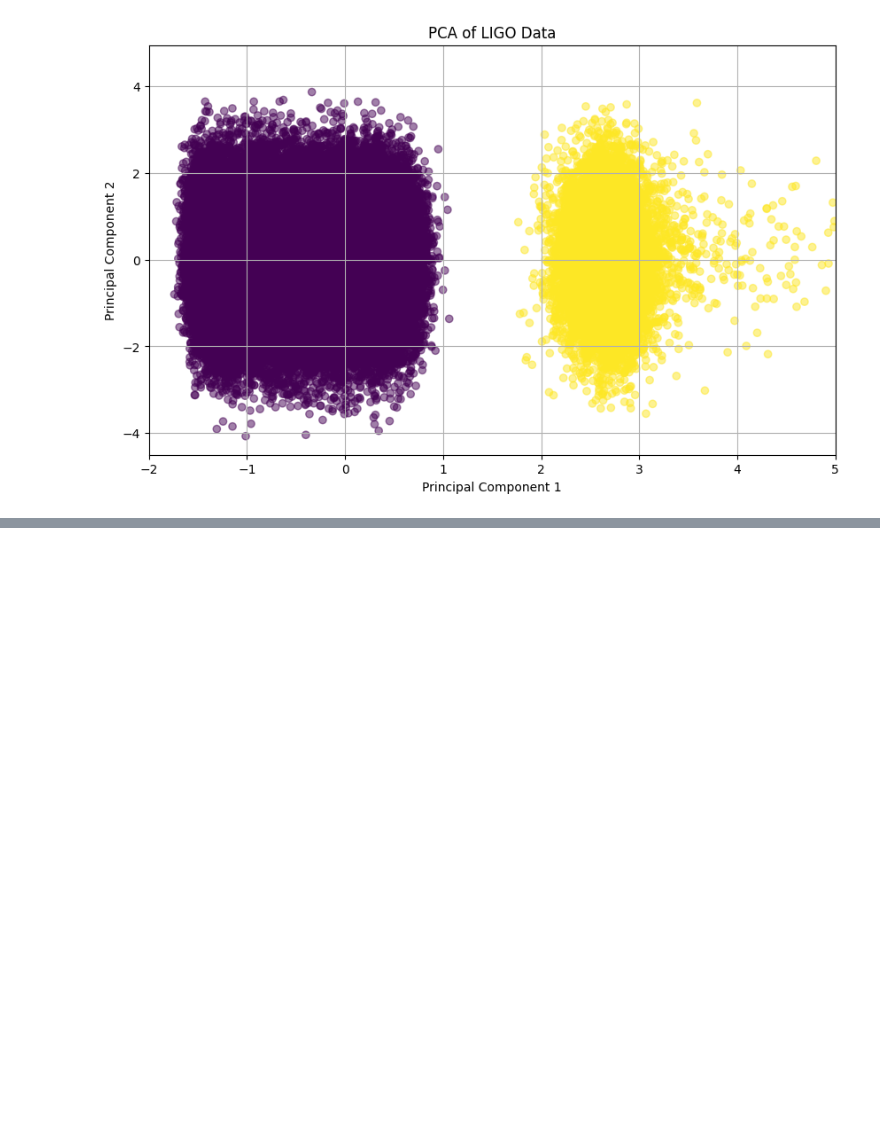
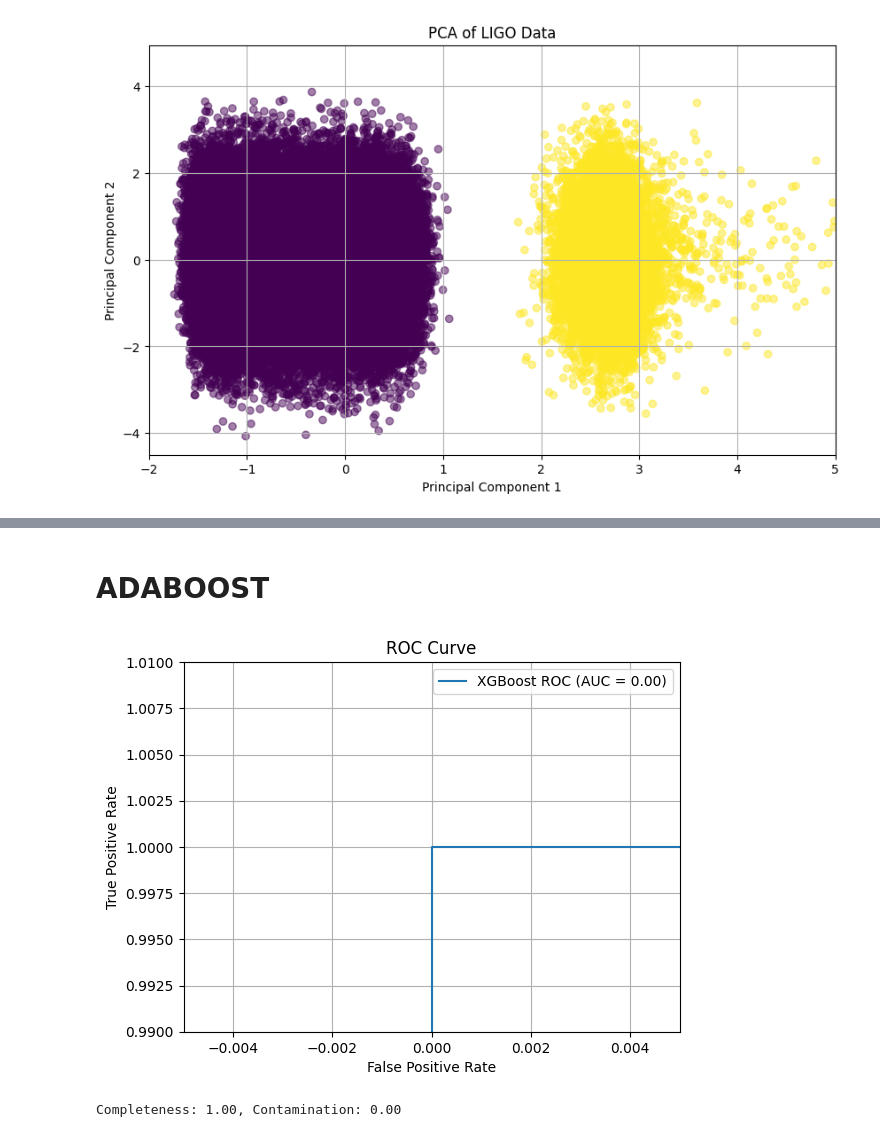
Before and after one commit to oblivion0218/ES_AstroStatistic, a Jupyter notebook: Riccardo_Bossi/lez 20/ligo.ipynb, the cells around one changed output, grey strips where cells are left out. Saved outputs shown, nothing was run; the diff lists cells and outputs as text; code cells hidden in the pictures; blank space fills up the shorter version.

```diff
--- a/Riccardo_Bossi/lez 20/ligo.ipynb
+++ b/Riccardo_Bossi/lez 20/ligo.ipynb
@@ -137,0 +149,32 @@ XGBClassifier(base_score=None, booster=None, callbacks=None,
+# %% [markdown]
+# ADABOOST
+# %%
+from sklearn.ensemble import GradientBoostingClassifier
+
+gradboost = GradientBoostingClassifier(n_estimators=300, max_depth=6, learning_rate=0.05,
+                                       subsample=0.8, random_state=42)
+gradboost.fit(X_train, y_train)
+
+y_score = gradboost.predict_proba(X_test)[:,1]
+fpr, tpr, _ = roc_curve(y_test, y_score)
+roc_auc = np.trapz(fpr, tpr)
+
+plt.plot(fpr, tpr, label=f'XGBoost ROC (AUC = {roc_auc:.2f})')
+plt.xlabel("False Positive Rate")
+plt.ylabel("True Positive Rate")
+plt.title("ROC Curve")
+plt.legend()
+plt.grid(True)
+plt.xlim(-0.005, 0.005)
+plt.ylim(0.99, 1.01)
+plt.show()
+
+y_pred = gradboost.predict(X_test)
+tn, fp, fn, tp = confusion_matrix(y_test, y_pred).ravel()
+completeness = tp / (tp + fn)
+contamination = fp / (tp + fp)
+
+print(f"Completeness: {completeness:.2f}, Contamination: {contamination:.2f}")
+# %% [output]
+[figure, added]
+Completeness: 1.00, Contamination: 0.00
```
Also changed, not shown: parts of 18 cells of this notebook, 3 other files.
